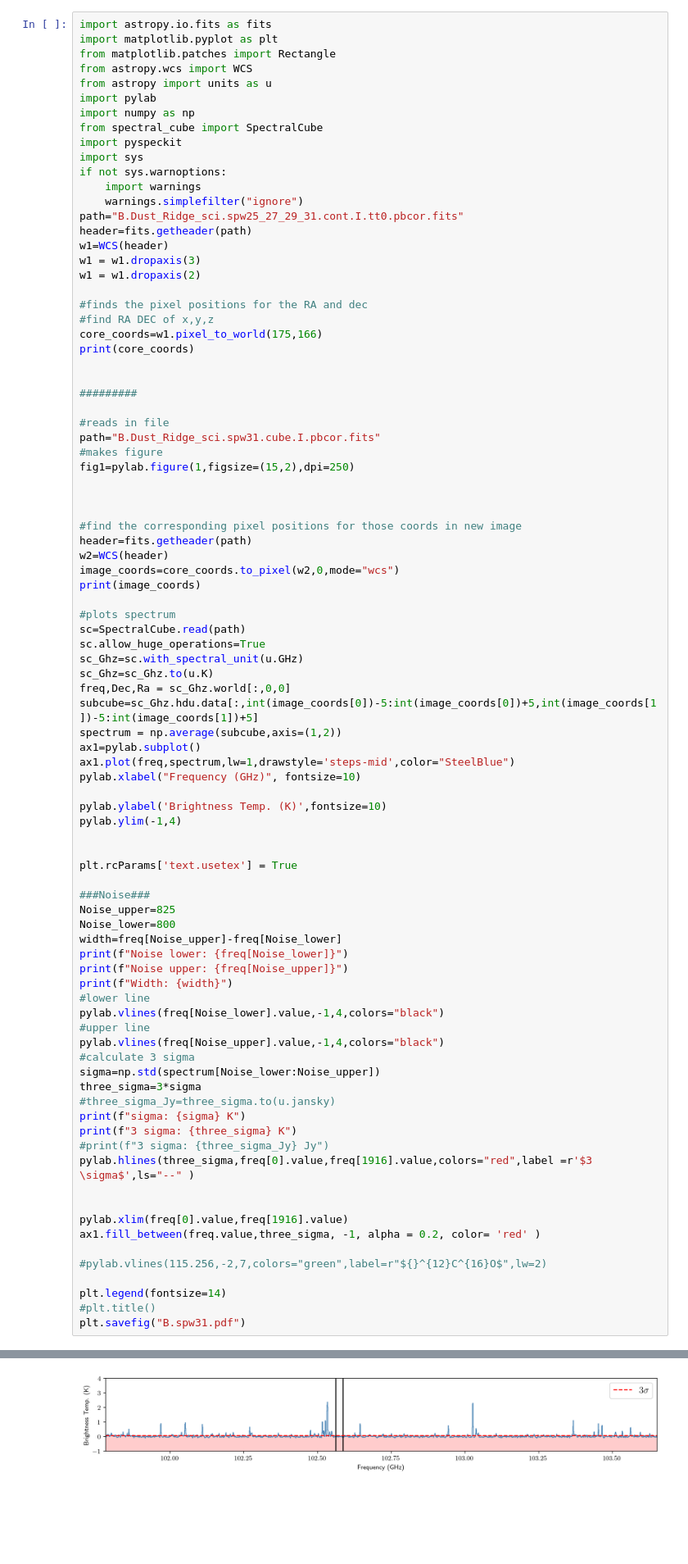
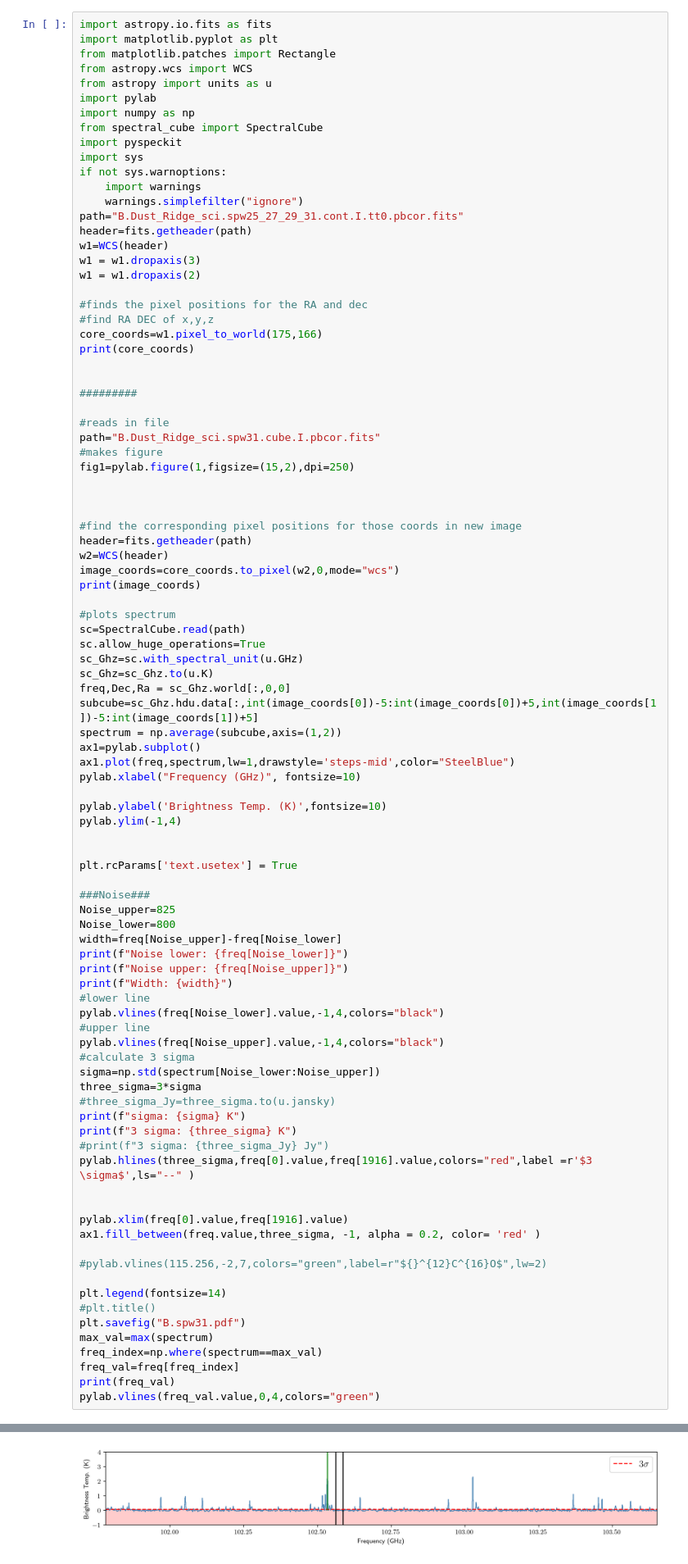
Before and after one commit to Parkerwise/Cloud-C, a Jupyter notebook: line-id-notebooks/B.spw31.ipynb, the cells around one changed output, grey strips where cells are left out. Shown: that part at 82% size. Drawn from its saved outputs; the diff is of its cells as text; blank space fills up the shorter version.

```diff
--- a/line-id-notebooks/B.spw31.ipynb
+++ b/line-id-notebooks/B.spw31.ipynb
@@ -86,6 +86,11 @@ ax1.fill_between(freq.value,three_sigma, -1, alpha = 0.2, color= 'red' )
 plt.legend(fontsize=14)
 #plt.title()
 plt.savefig("B.spw31.pdf")
+max_val=max(spectrum)
+freq_index=np.where(spectrum==max_val)
+freq_val=freq[freq_index]
+print(freq_val)
+pylab.vlines(freq_val.value,0,4,colors="green")
 # %% [output]
 <SkyCoord (ICRS): (ra, dec) in deg
     (266.58818356, -28.59536026)>
@@ -98 +105 @@ sigma: 0.022549215222194413 K
-[figure, old version]
+[figure, new version]
```
Also changed, not shown: parts of 3 cells of this notebook.
